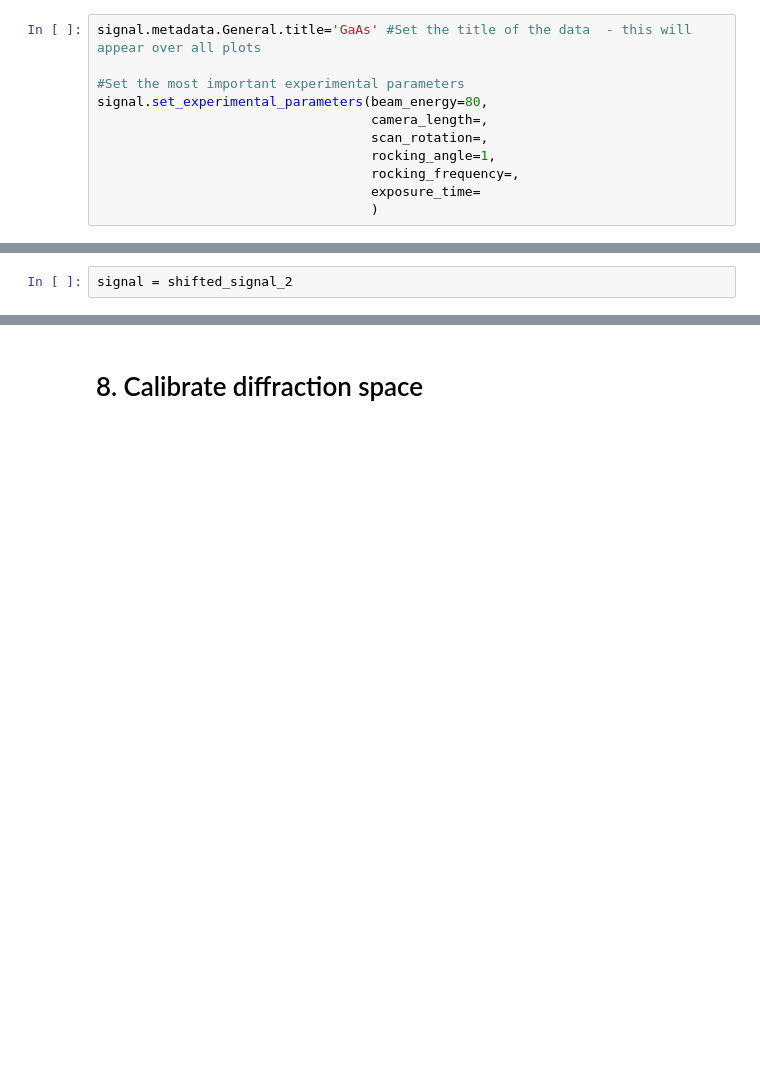
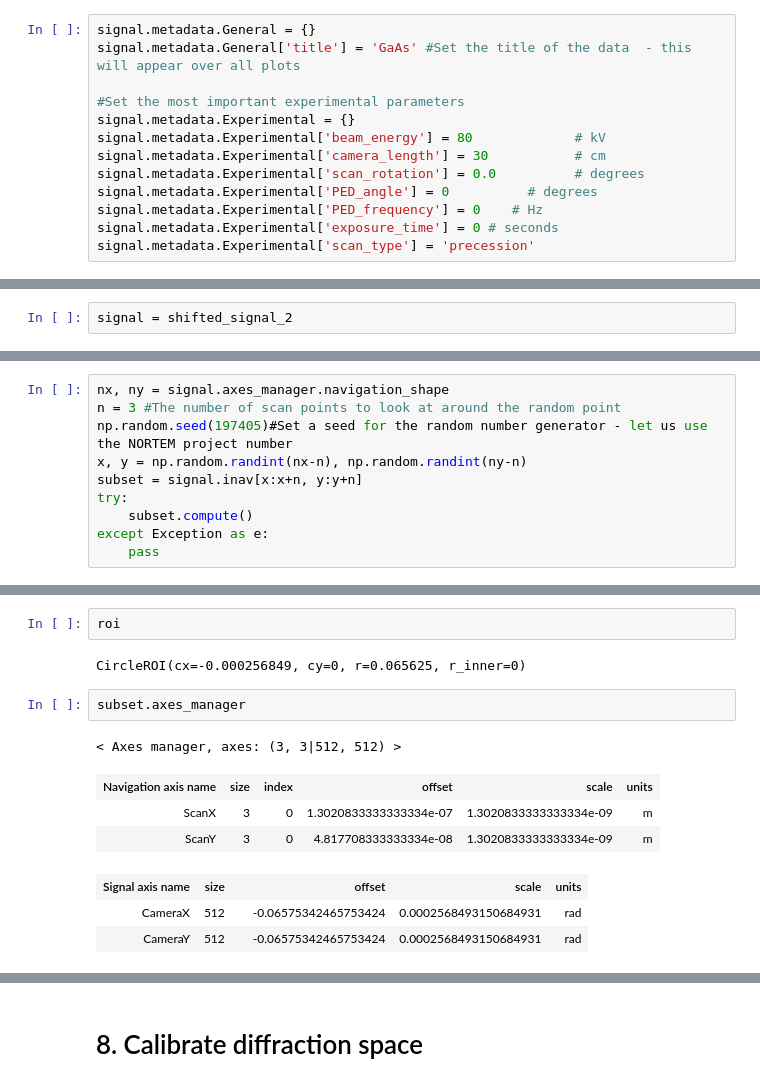
Before and after one commit to ingridmzg/master-code, a Jupyter notebook: SPED_preprocessing_4D-STEM.ipynb, the cells around one changed output, grey strips where cells are left out. Cells and saved outputs as stored; diff of their text form; blank space fills up the shorter version.

```diff
--- a/SPED_preprocessing_4D-STEM.ipynb
+++ b/SPED_preprocessing_4D-STEM.ipynb
@@ -179,15 +221,17 @@ Here we see that the `original_metadata` follows a tree-like structure. If you h
 # %% [markdown]
 Now, finally, let us set some useful metadata in the `signal.metadata` object. You can of course define your own metadata fields, but it is most convenient to use `hyperspy` functionality to set most of them to ensure a systematic way to store the data (by using e.g. `signal.set_experimental_parameters`):
 # %%
-signal.metadata.General.title='GaAs' #Set the title of the data  - this will appear over all plots
+signal.metadata.General = {}
+signal.metadata.General['title'] = 'GaAs' #Set the title of the data  - this will appear over all plots
 
 #Set the most important experimental parameters
-signal.set_experimental_parameters(beam_energy=80,
-                                   camera_length=,
-                                   scan_rotation=,
-                                   rocking_angle=1,
-                                   rocking_frequency=,
-                                   exposure_time=
-                                   )
+signal.metadata.Experimental = {}
+signal.metadata.Experimental['beam_energy'] = 80             # kV
+signal.metadata.Experimental['camera_length'] = 30           # cm
+signal.metadata.Experimental['scan_rotation'] = 0.0          # degrees
+signal.metadata.Experimental['PED_angle'] = 0          # degrees
+signal.metadata.Experimental['PED_frequency'] = 0    # Hz
+signal.metadata.Experimental['exposure_time'] = 0 # seconds
+signal.metadata.Experimental['scan_type'] = 'precession'
 # %%
 print(signal.metadata)
@@ -417,0 +511,10 @@ signal = shifted_signal_2
+# %%
+nx, ny = signal.axes_manager.navigation_shape
+n = 3 #The number of scan points to look at around the random point
+np.random.seed(197405)#Set a seed for the random number generator - let us use the NORTEM project number
+x, y = np.random.randint(nx-n), np.random.randint(ny-n)
+subset = signal.inav[x:x+n, y:y+n]
+try:
+    subset.compute()
+except Exception as e:
+    pass
@@ -417,0 +528,14 @@ signal = shifted_signal_2
+# %%
+roi
+# %% [output]
+CircleROI(cx=-0.000256849, cy=0, r=0.065625, r_inner=0)
+# %%
+subset.axes_manager
+# %% [output]
+< Axes manager, axes: (3, 3|512, 512) >
+| Navigation axis name | size | index | offset | scale | units |
+| ScanX | 3 | 0 | 1.3020833333333334e-07 | 1.3020833333333334e-09 | m |
+| ScanY | 3 | 0 | 4.817708333333334e-08 | 1.3020833333333334e-09 | m |
+| Signal axis name | size |  | offset | scale | units |
+| CameraX | 512 |  | -0.06575342465753424 | 0.0002568493150684931 | rad |
+| CameraY | 512 |  | -0.06575342465753424 | 0.0002568493150684931 | rad |
```
Also changed, not shown: parts of 38 cells of this notebook.
